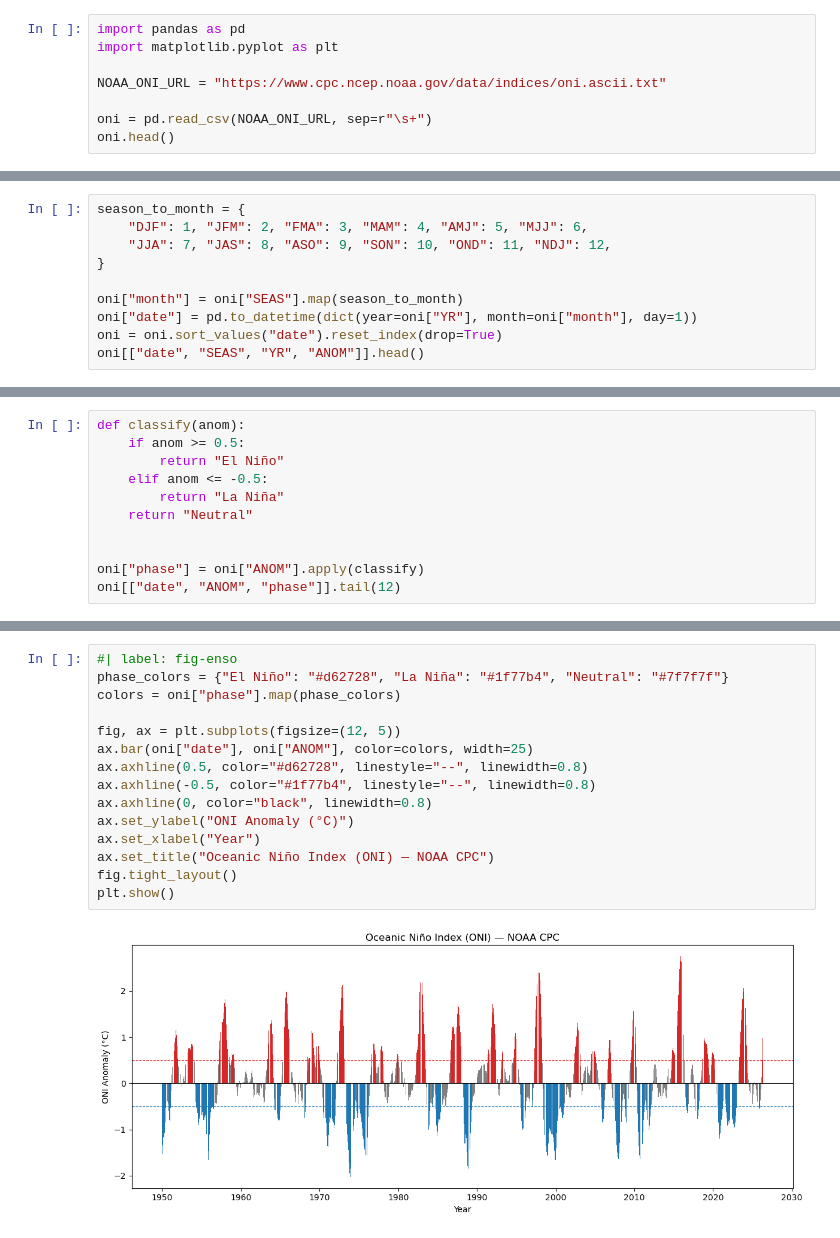
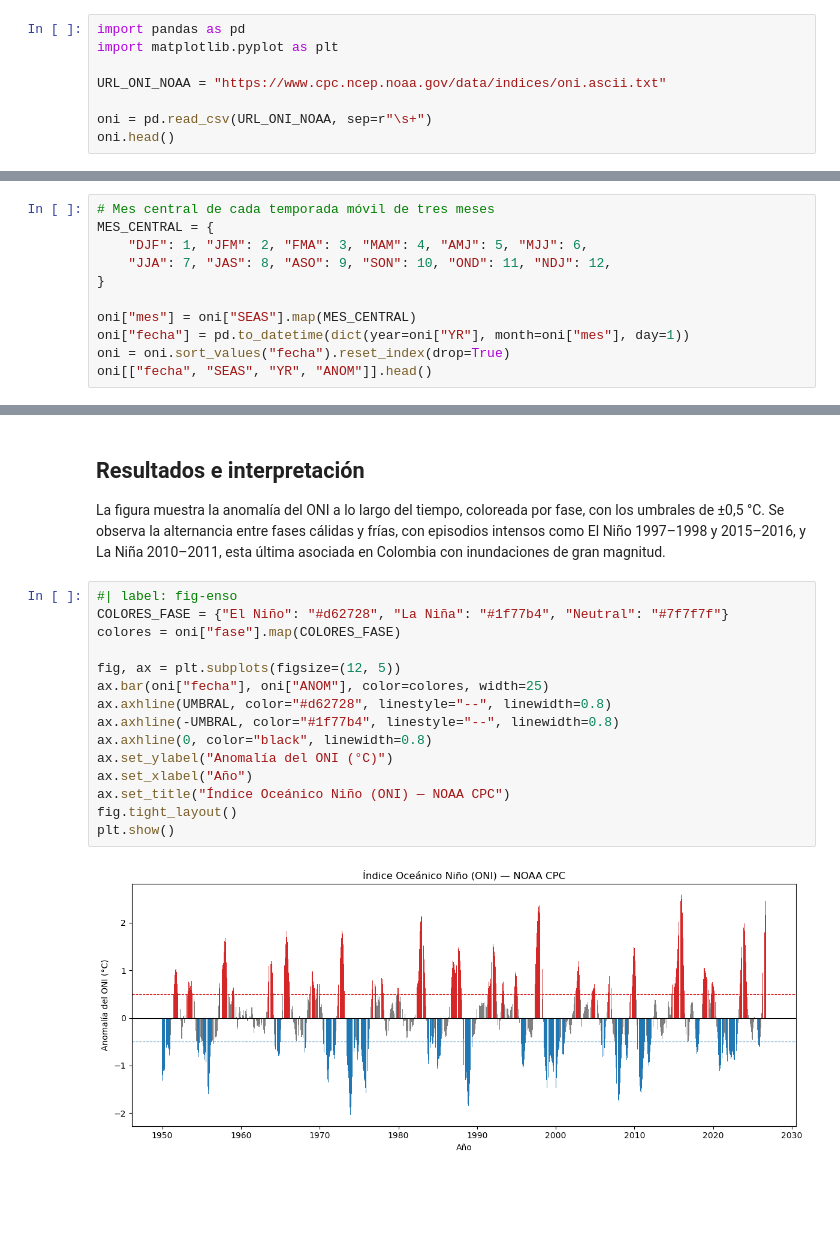
Before and after one commit to scr-ungrd/cuadernos-reproducibles-crc000, a Jupyter notebook: notebooks/enos.ipynb, the cells around one changed output, grey strips where cells are left out. Saved outputs shown, nothing was run; the diff lists cells and outputs as text; blank space fills up the shorter version.

```diff
--- a/notebooks/enos.ipynb
+++ b/notebooks/enos.ipynb
@@ -14,9 +31,9 @@ The NOAA Climate Prediction Center (CPC) publishes the [Oceanic Niño Index (ONI
 import pandas as pd
 import matplotlib.pyplot as plt
 
-NOAA_ONI_URL = "https://www.cpc.ncep.noaa.gov/data/indices/oni.ascii.txt"
+URL_ONI_NOAA = "https://www.cpc.ncep.noaa.gov/data/indices/oni.ascii.txt"
 
-oni = pd.read_csv(NOAA_ONI_URL, sep=r"\s+")
+oni = pd.read_csv(URL_ONI_NOAA, sep=r"\s+")
 oni.head()
 # %% [output]
 |  | SEAS | YR | TOTAL | ANOM |
@@ -32,11 +51,12 @@ Each row represents a 3-month running season (e.g. `DJF` = December-January-Febr
 # %%
-season_to_month = {
+# Mes central de cada temporada móvil de tres meses
+MES_CENTRAL = {
     "DJF": 1, "JFM": 2, "FMA": 3, "MAM": 4, "AMJ": 5, "MJJ": 6,
     "JJA": 7, "JAS": 8, "ASO": 9, "SON": 10, "OND": 11, "NDJ": 12,
 }
 
-oni["month"] = oni["SEAS"].map(season_to_month)
-oni["date"] = pd.to_datetime(dict(year=oni["YR"], month=oni["month"], day=1))
-oni = oni.sort_values("date").reset_index(drop=True)
-oni[["date", "SEAS", "YR", "ANOM"]].head()
+oni["mes"] = oni["SEAS"].map(MES_CENTRAL)
+oni["fecha"] = pd.to_datetime(dict(year=oni["YR"], month=oni["mes"], day=1))
+oni = oni.sort_values("fecha").reset_index(drop=True)
+oni[["fecha", "SEAS", "YR", "ANOM"]].head()
 # %% [output]
@@ -53,11 +68,0 @@ By NOAA convention, an El Niño (warm) episode is associated with an ONI anomaly
-# %%
-def classify(anom):
-    if anom >= 0.5:
-        return "El Niño"
-    elif anom <= -0.5:
-        return "La Niña"
-    return "Neutral"
-
-
-oni["phase"] = oni["ANOM"].apply(classify)
-oni[["date", "ANOM", "phase"]].tail(12)
@@ -82,17 +129,21 @@ The chart below shows the ONI anomaly over time, colored by phase, with the ±0.
+# %% [markdown]
+## Resultados e interpretación
+
+La figura muestra la anomalía del ONI a lo largo del tiempo, coloreada por fase, con los umbrales de ±0,5 °C. Se observa la alternancia entre fases cálidas y frías, con episodios intensos como El Niño 1997–1998 y 2015–2016, y La Niña 2010–2011, esta última asociada en Colombia con inundaciones de gran magnitud.
 # %%
 #| label: fig-enso
-phase_colors = {"El Niño": "#d62728", "La Niña": "#1f77b4", "Neutral": "#7f7f7f"}
-colors = oni["phase"].map(phase_colors)
+COLORES_FASE = {"El Niño": "#d62728", "La Niña": "#1f77b4", "Neutral": "#7f7f7f"}
+colores = oni["fase"].map(COLORES_FASE)
 
 fig, ax = plt.subplots(figsize=(12, 5))
-ax.bar(oni["date"], oni["ANOM"], color=colors, width=25)
-ax.axhline(0.5, color="#d62728", linestyle="--", linewidth=0.8)
-ax.axhline(-0.5, color="#1f77b4", linestyle="--", linewidth=0.8)
+ax.bar(oni["fecha"], oni["ANOM"], color=colores, width=25)
+ax.axhline(UMBRAL, color="#d62728", linestyle="--", linewidth=0.8)
+ax.axhline(-UMBRAL, color="#1f77b4", linestyle="--", linewidth=0.8)
 ax.axhline(0, color="black", linewidth=0.8)
-ax.set_ylabel("ONI Anomaly (°C)")
-ax.set_xlabel("Year")
-ax.set_title("Oceanic Niño Index (ONI) — NOAA CPC")
+ax.set_ylabel("Anomalía del ONI (°C)")
+ax.set_xlabel("Año")
+ax.set_title("Índice Oceánico Niño (ONI) — NOAA CPC")
 fig.tight_layout()
 plt.show()
 # %% [output]
-[figure, old version]
+[figure, new version]
```
Also changed, not shown: parts of 19 cells of this notebook, 9 other files.
